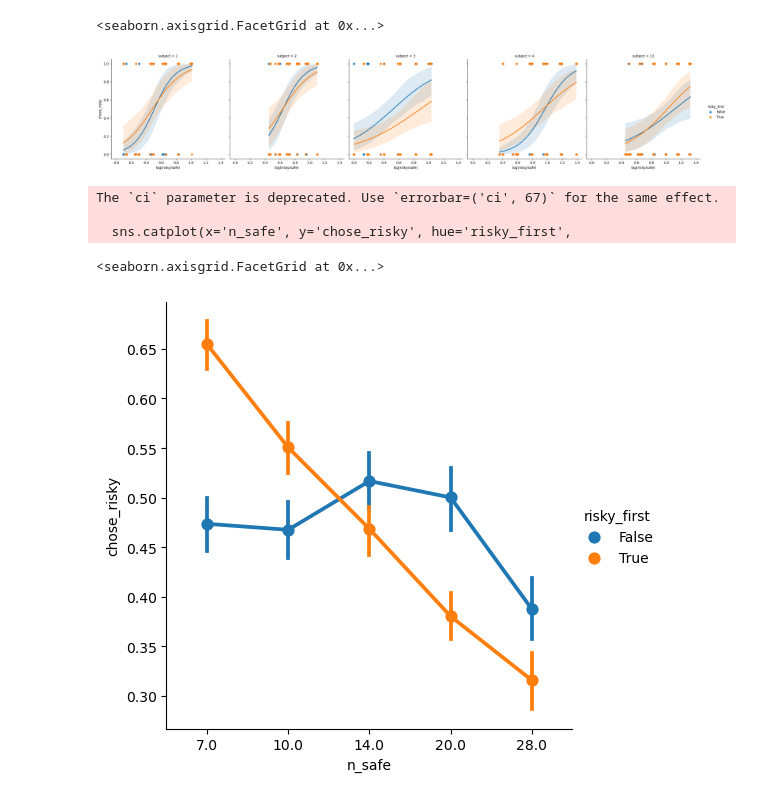
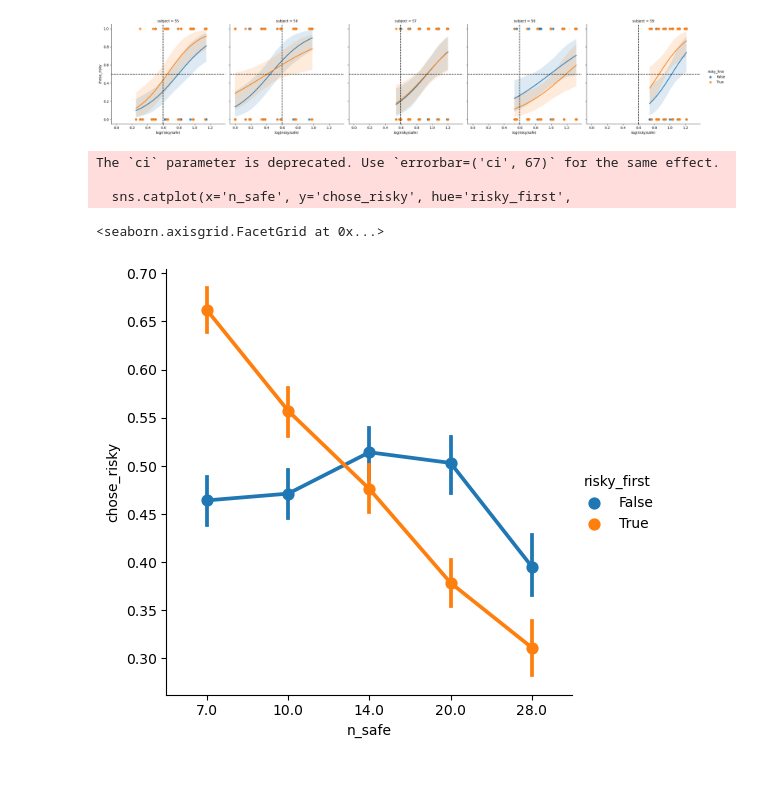
Before and after one commit to Gilles86/stress_risk, a Jupyter notebook: stress_risk/subject_selection/fit_rnp_model.ipynb, the cells around one changed output. Cells and saved outputs as stored; diff of their text form; code cells hidden in the pictures.

Commit message:
subject 55-59 assignment & other stuff

```diff
--- a/stress_risk/subject_selection/fit_rnp_model.ipynb
+++ b/stress_risk/subject_selection/fit_rnp_model.ipynb
@@ -7,11 +8,14 @@ import matplotlib.pyplot as plt
 # %%
-df = get_all_behavior()
+df = get_all_behavior(bids_folder='/Users/mrenke/data/ds-stressrisk')
 # df = pd.concat((df, df_tms))
 # %%
-sns.lmplot(x='log(risky/safe)', y='chose_risky', data=df.loc[[1,2,3,4, 13]].reset_index(), logistic=True, col='subject', hue='risky_first')
+fac = sns.lmplot(x='log(risky/safe)', y='chose_risky', data=df.loc[[55,56,57,58,59]].reset_index(), logistic=True, col='subject', hue='risky_first')
+
+for ax in fac.axes.ravel():
+    ax.axhline(.5, c='k', ls='--')
+    ax.axvline(np.log(1/.55), c='k', ls='--')
 # %% [output]
-<seaborn.axisgrid.FacetGrid at 0x...>
-[figure, old version]
+[figure, new version]
 # %%
 sns.catplot(x='n_safe', y='chose_risky', hue='risky_first',
 data=df.groupby(['subject', 'n_safe', 'risky_first']).mean().reset_index(), kind='point', ci=67)
@@ -20,7 +24,7 @@ The `ci` parameter is deprecated. Use `errorbar=('ci', 67)` for the same effect.
 
   sns.catplot(x='n_safe', y='chose_risky', hue='risky_first',
 <seaborn.axisgrid.FacetGrid at 0x...>
-[figure, old version]
+[figure, new version]
 # %%
 import bambi
 # %%
```
Also changed, not shown: parts of 7 cells of this notebook, 11 other files.
